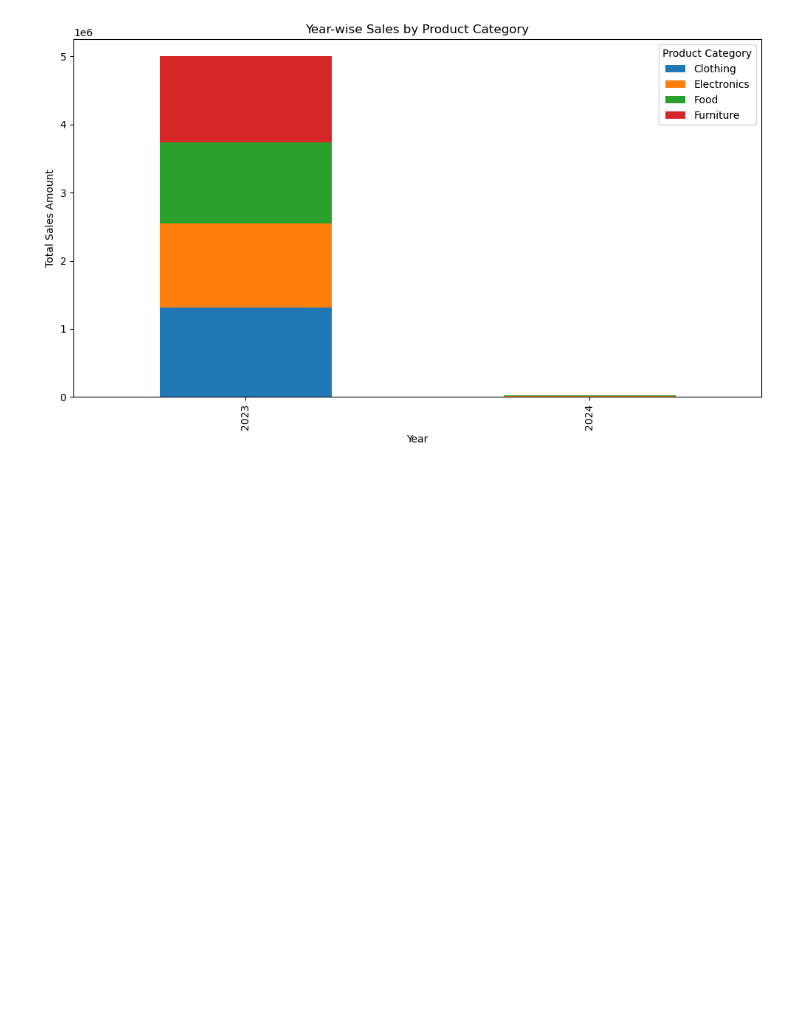
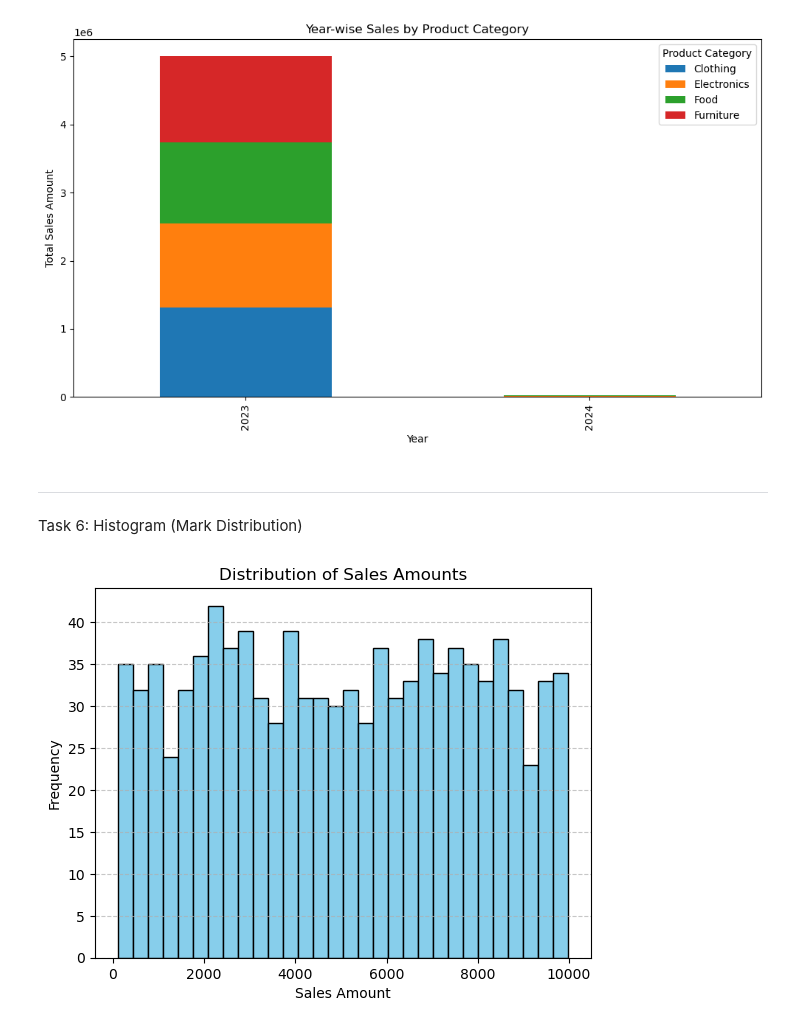
Before and after one commit to abhishekaryangiri/matplotlib-projects, a Jupyter notebook: matplotlib.ipynb, the cells around one changed output. Cells and saved outputs as stored; diff of their text form; code cells hidden in the pictures; blank space fills up the shorter version.

```diff
--- a/matplotlib.ipynb
+++ b/matplotlib.ipynb
@@ -230,3 +230,21 @@ plt.tight_layout()
 plt.show()
 # %% [output]
 [figure]
+# %% [markdown]
+---
+Task 6: Histogram (Mark Distribution)
+# %%
+# Histogram of Sales_Amount
+
+# create ahist. showing num. dist.
+#choose apprp. nums of bin
+#add title and axis labels
+
+plt.hist(sales['Sales_Amount'], bins=30, color='skyblue', edgecolor='black')
+plt.title("Distribution of Sales Amounts")
+plt.xlabel("Sales Amount")
+plt.ylabel("Frequency")
+plt.grid(axis='y', linestyle='--', alpha=0.7)
+plt.show()
+# %% [output]
+[figure, added]
```
